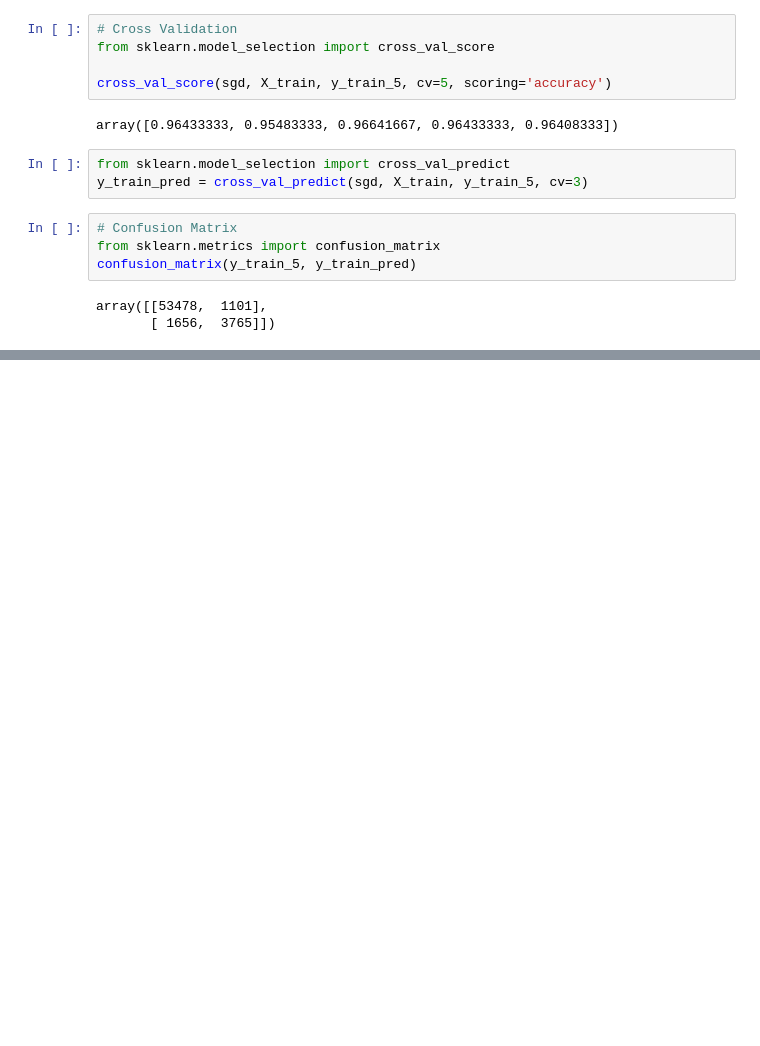
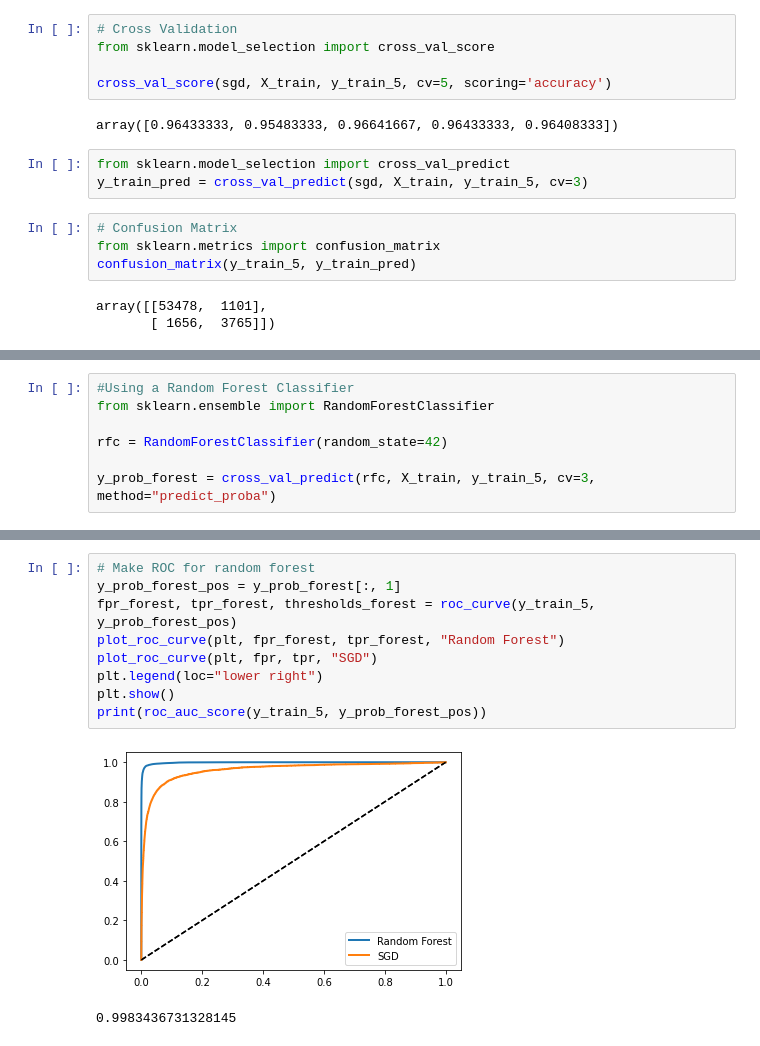
Before and after one commit to divya21raj/MNIST-Classification, a Jupyter notebook: main.ipynb, the cells around one changed output, grey strips where cells are left out. Drawn from its saved outputs; the diff is of its cells as text; blank space fills up the shorter version.

Commit message:
Added and Compared Random Forest Classifier

```diff
--- a/main.ipynb
+++ b/main.ipynb
@@ -76,0 +119,7 @@ print(precision_score(y_train_5, y_train_pred), recall_score(y_train_5, y_train_
+# %%
+#Using a Random Forest Classifier
+from sklearn.ensemble import RandomForestClassifier
+
+rfc = RandomForestClassifier(random_state=42)
+
+y_prob_forest = cross_val_predict(rfc, X_train, y_train_5, cv=3, method="predict_proba")
@@ -76,0 +136,12 @@ print(precision_score(y_train_5, y_train_pred), recall_score(y_train_5, y_train_
+# %%
+# Make ROC for random forest
+y_prob_forest_pos = y_prob_forest[:, 1]
+fpr_forest, tpr_forest, thresholds_forest = roc_curve(y_train_5, y_prob_forest_pos)
+plot_roc_curve(plt, fpr_forest, tpr_forest, "Random Forest")
+plot_roc_curve(plt, fpr, tpr, "SGD")
+plt.legend(loc="lower right")
+plt.show()
+print(roc_auc_score(y_train_5, y_prob_forest_pos))
+# %% [output]
+[figure, added]
+0.9983436731328145
```
Also changed, not shown: parts of 6 cells of this notebook, 2 other files.
